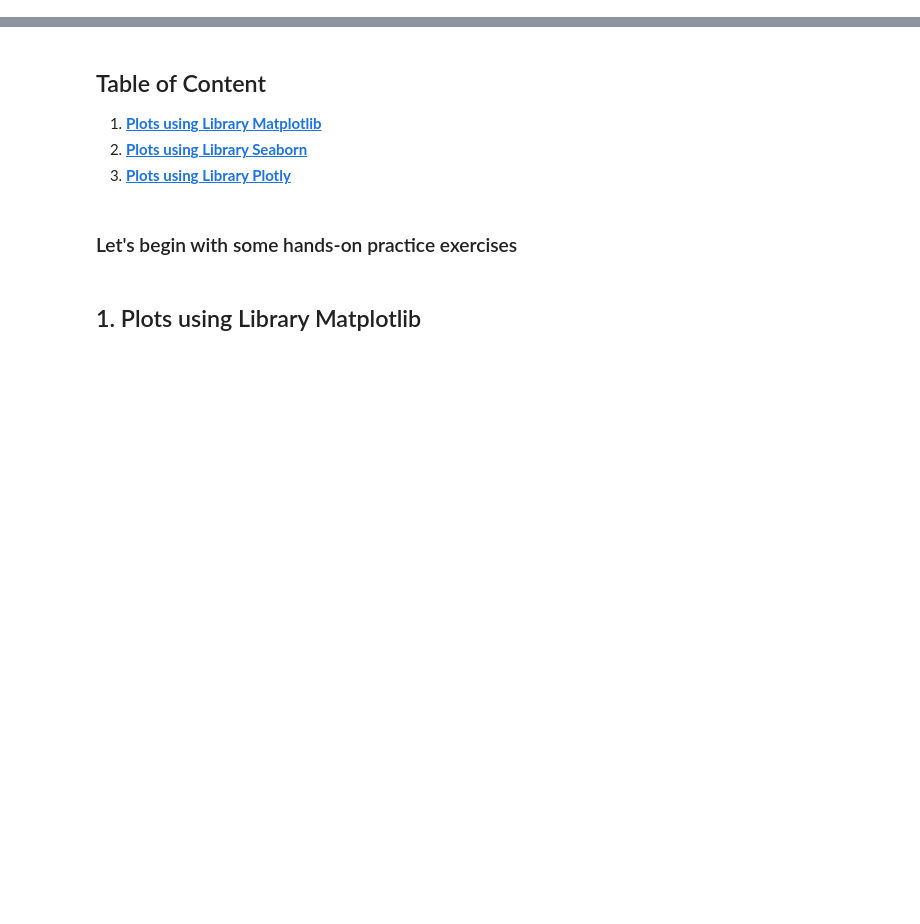
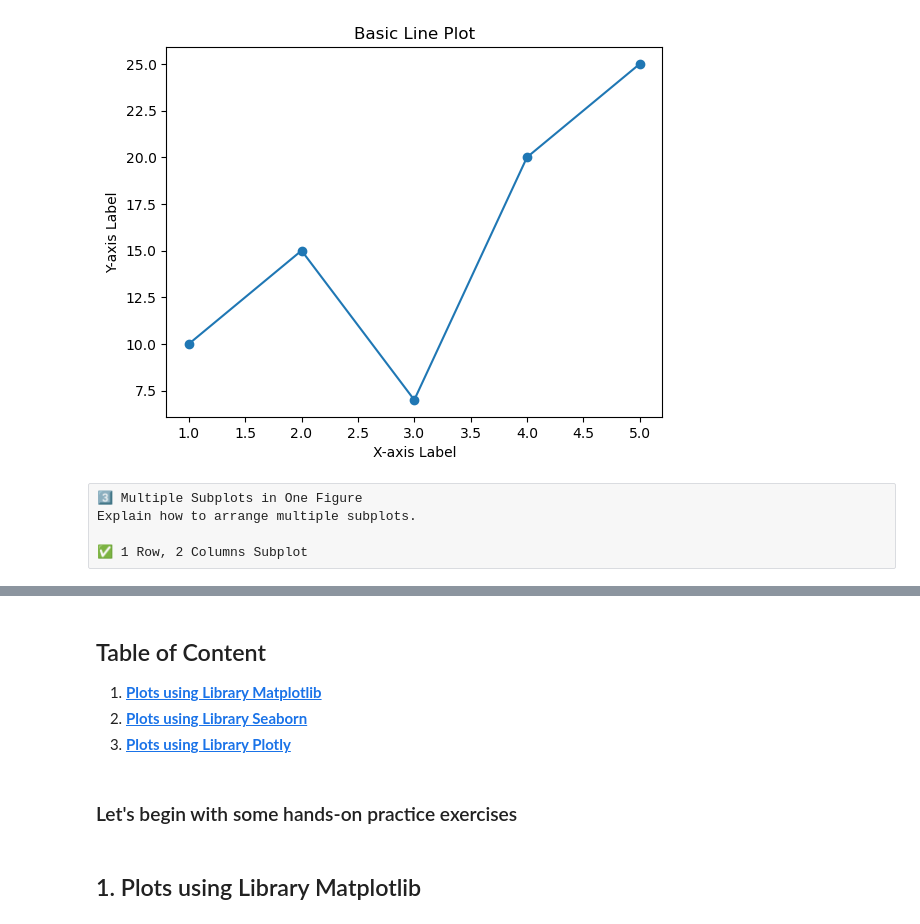
Before and after one commit to vidyadharbendre/learn_advanced_python_using_examples, a Jupyter notebook: notebooks/Advanced/advanced_python_programming_4.ipynb, the cells around one changed output, grey strips where cells are left out. Saved outputs shown, nothing was run; the diff lists cells and outputs as text; code cells hidden in the pictures; blank space fills up the shorter version.

```diff
--- a/notebooks/Advanced/advanced_python_programming_4.ipynb
+++ b/notebooks/Advanced/advanced_python_programming_4.ipynb
@@ -30,0 +64,15 @@
+# %%
+#✅ Creating a Figure & Adding Axes
+fig, ax = plt.subplots()  # Creates a figure and a set of axes
+ax.plot(x, y, marker='o')  # Line plot with markers
+ax.set_title("Basic Line Plot")  # Adding title
+ax.set_xlabel("X-axis Label")  # X-axis label
+ax.set_ylabel("Y-axis Label")  # Y-axis label
+plt.show()
+# %% [output]
+[figure, added]
+# %% [raw]
+3️⃣ Multiple Subplots in One Figure
+Explain how to arrange multiple subplots.
+
+✅ 1 Row, 2 Columns Subplot
```
Also changed, not shown: parts of 32 cells of this notebook, 4 other files.
